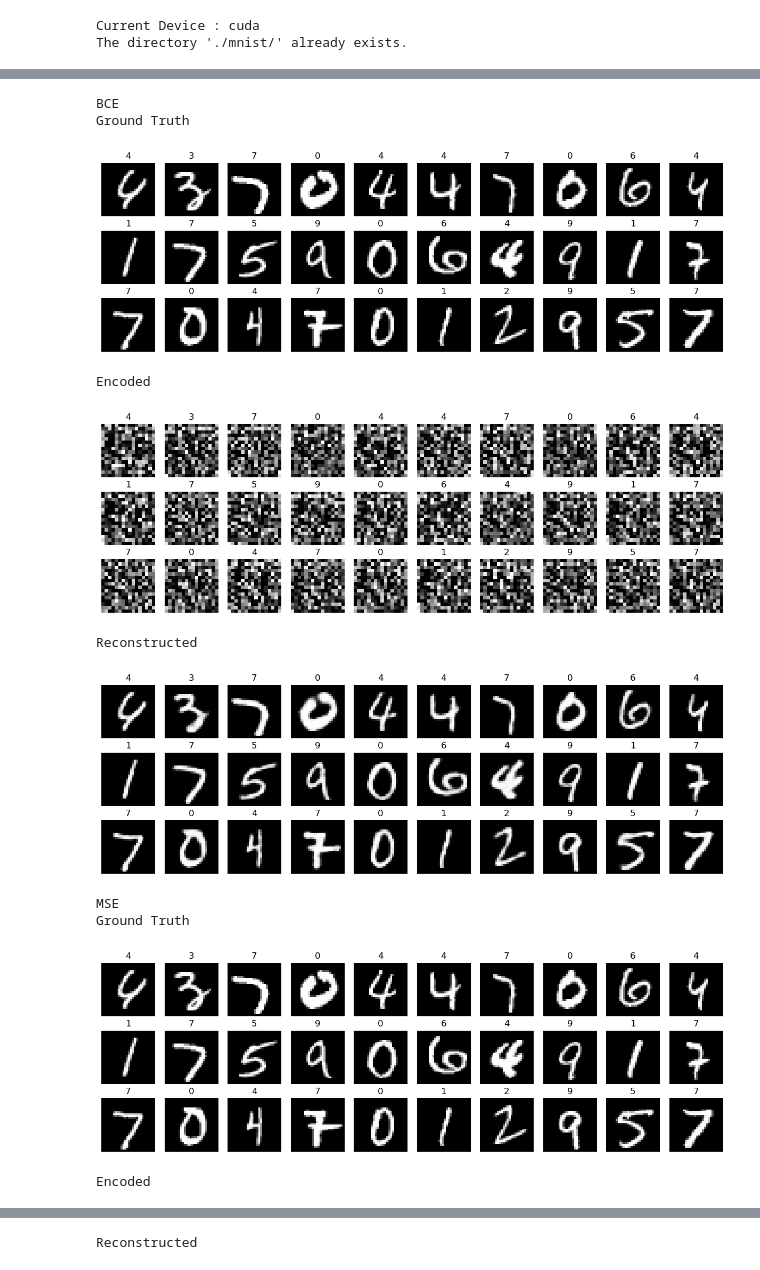
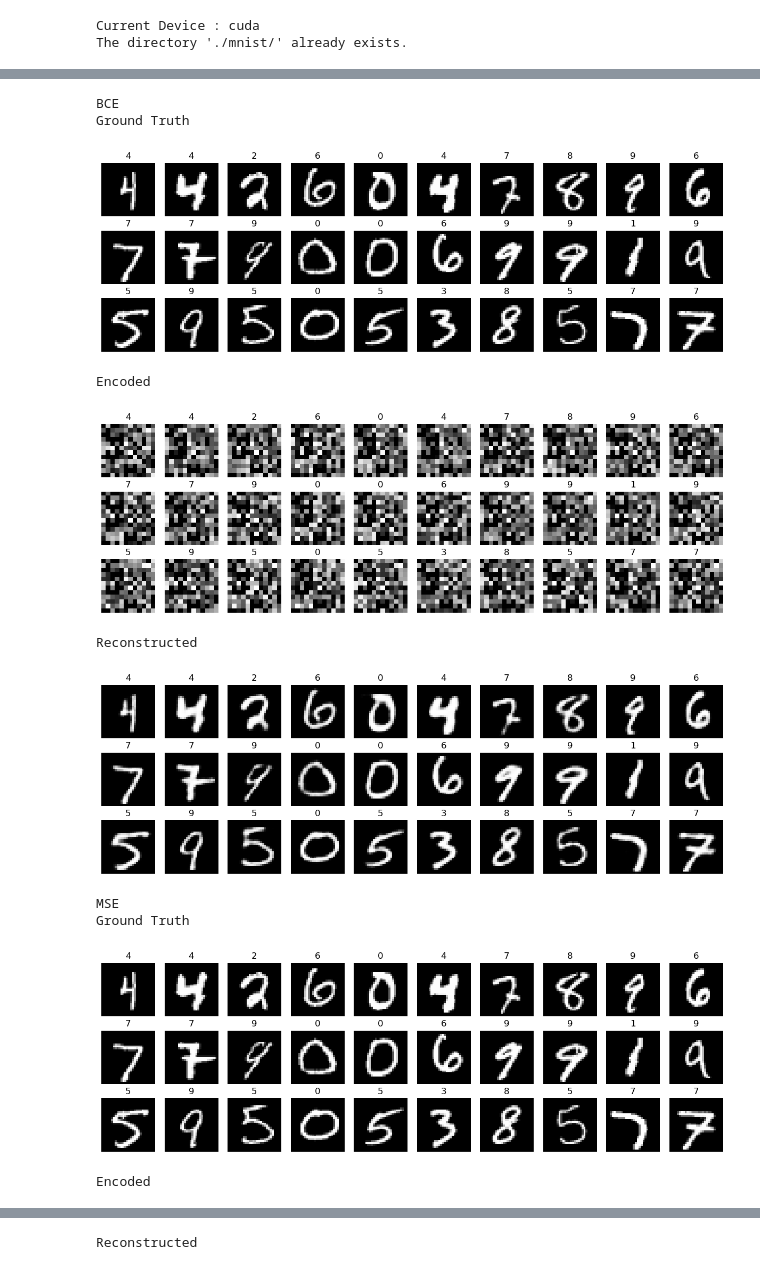
Before and after one commit to ImPJH/PHD, a Jupyter notebook: bandits-with-feature-extraction/autoencoder.ipynb, the cells around one changed output, grey strips where cells are left out. Cells and saved outputs as stored; diff of their text form; code cells hidden in the pictures.

```diff
--- a/bandits-with-feature-extraction/autoencoder.ipynb
+++ b/bandits-with-feature-extraction/autoencoder.ipynb
@@ -292,5 +289,5 @@ plt.show()
 # %%
 # Final training
 for loss_fn in LOSS_FUNCTIONS:
-    train_loss, test_loss = run(device_count, loss_fn, 16*16, "adam", verbose2=True, save_model=True)
+    train_loss, test_loss = run(device_count, loss_fn, 12*12, "adam", verbose2=True, save_model=True)
 # %% [output]
@@ -366,22 +363,22 @@ def model_comparison(loss_fn, encoded_dim, indices, dataloader, grid_width, grid
 # %%
 grid_width, grid_height = 10, 3
 figure_width, figure_height = 12, 4
 indices = np.random.choice(np.arange(BATCH_SIZE), replace=False, size=grid_height*grid_width)
 sampleloader = torch.utils.data.DataLoader(testset, batch_size=BATCH_SIZE,
                                            shuffle=False, num_workers=device_count)
 
 for loss_fn in LOSS_FUNCTIONS:
     print(loss_fn)
-    model_comparison(loss_fn, 16*16, indices, sampleloader, grid_width, grid_height, figure_width, figure_height, view_encoded=True)
+    model_comparison(loss_fn, 12*12, indices, sampleloader, grid_width, grid_height, figure_width, figure_height, view_encoded=True)
 # %% [output]
 BCE
 Ground Truth
-[figure, old version]
+[figure, new version]
 Encoded
-[figure, old version]
+[figure, new version]
 Reconstructed
-[figure, old version]
+[figure, new version]
 MSE
 Ground Truth
-[figure, old version]
+[figure, new version]
 Encoded
```
Also changed, not shown: parts of 7 cells of this notebook, 2 other files.
